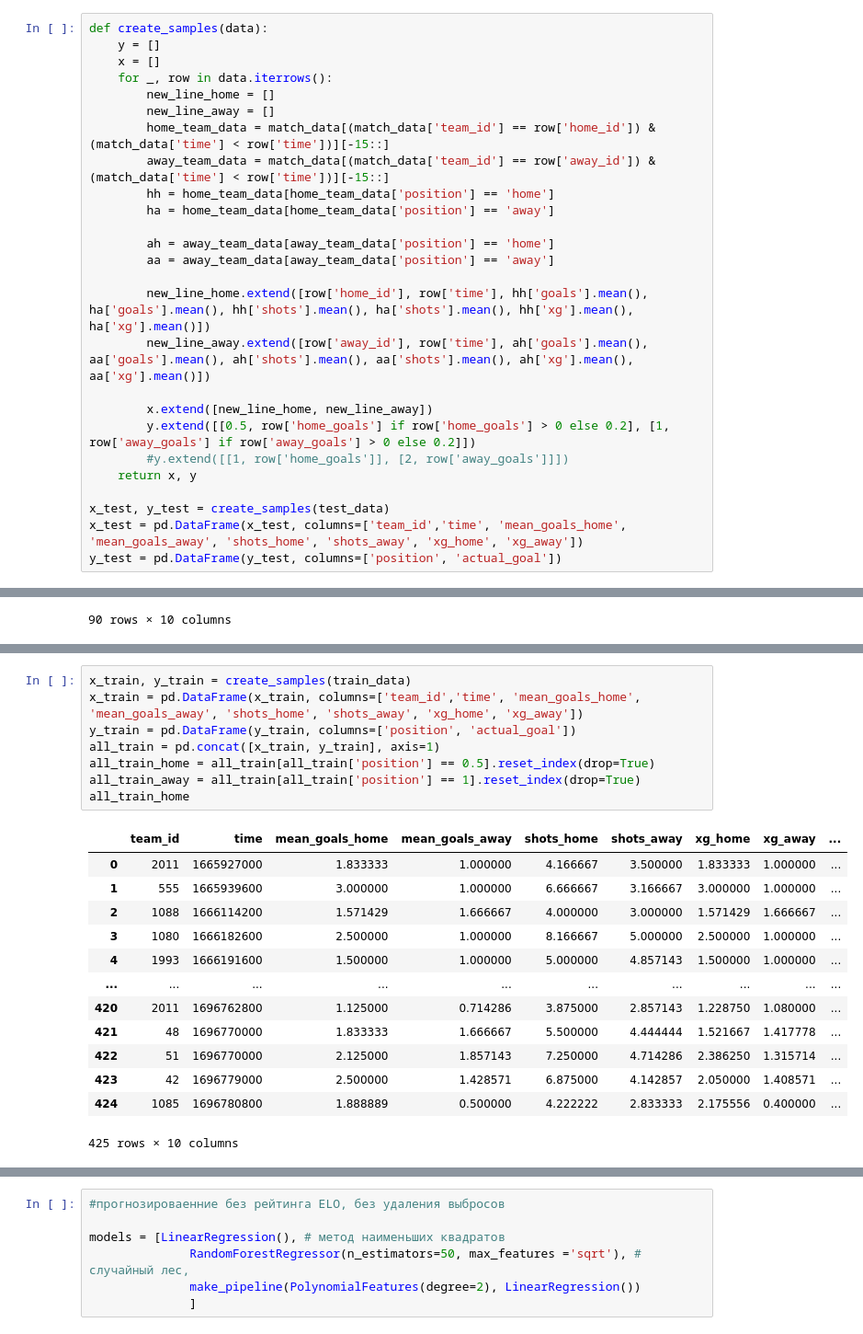
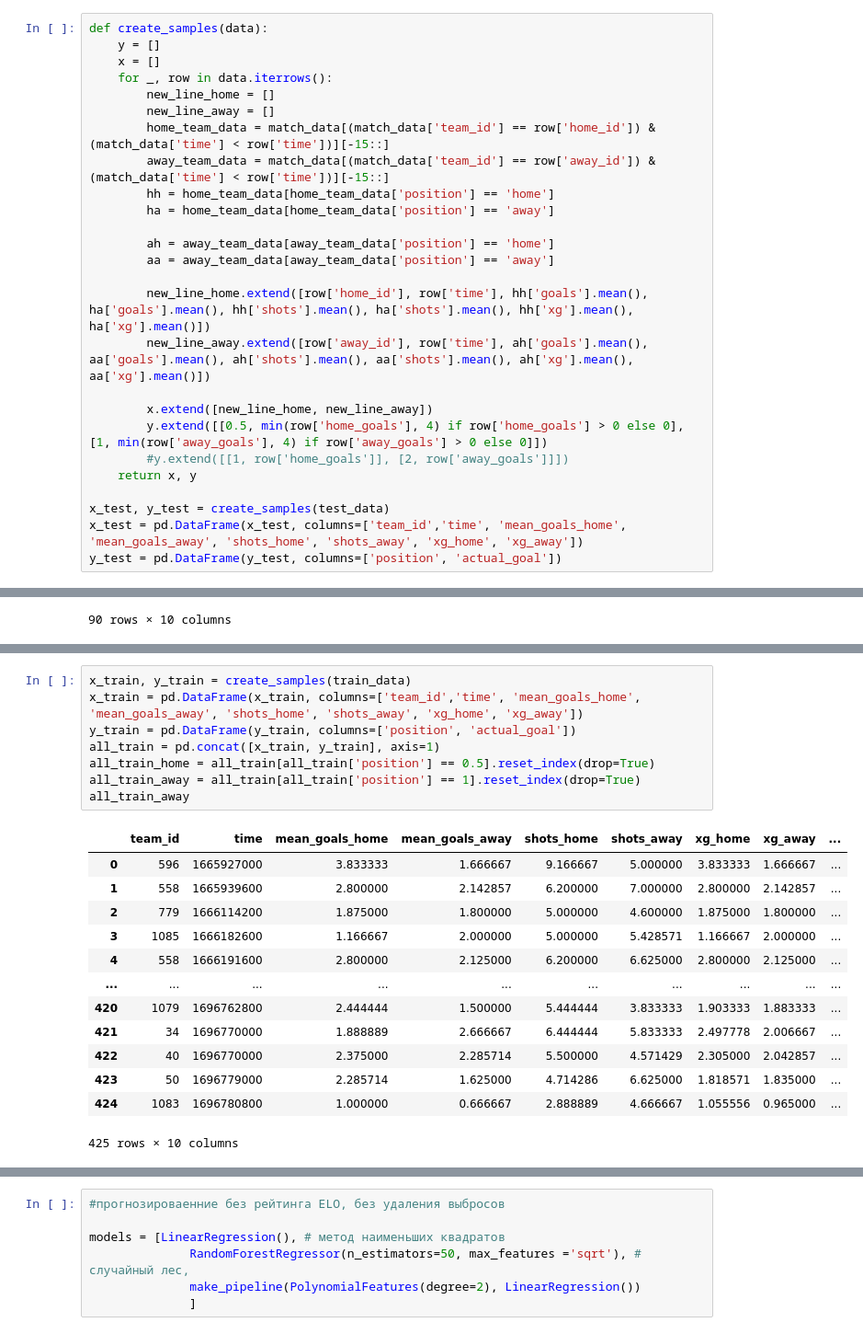
Before and after one commit to Artemirks/football-neuron-system, a Jupyter notebook: server/src/neural/train.ipynb, the cells around one changed output, grey strips where cells are left out. Shown at 92% size. Saved outputs shown, nothing was run; the diff lists cells and outputs as text.

```diff
--- a/server/src/neural/train.ipynb
+++ b/server/src/neural/train.ipynb
@@ -47,7 +48,7 @@ def create_samples(data):
         new_line_away.extend([row['away_id'], row['time'], ah['goals'].mean(), aa['goals'].mean(), ah['shots'].mean(), aa['shots'].mean(), ah['xg'].mean(), aa['xg'].mean()])
 
         x.extend([new_line_home, new_line_away])
-        y.extend([[0.5, row['home_goals'] if row['home_goals'] > 0 else 0.2], [1, row['away_goals'] if row['away_goals'] > 0 else 0.2]])
+        y.extend([[0.5, min(row['home_goals'], 4) if row['home_goals'] > 0 else 0], [1, min(row['away_goals'], 4) if row['away_goals'] > 0 else 0]])
         #y.extend([[1, row['home_goals']], [2, row['away_goals']]])
     return x, y
 
@@ -127,24 +128,24 @@ all_valid_away.corr()
 # %%
 x_train, y_train = create_samples(train_data)
 x_train = pd.DataFrame(x_train, columns=['team_id','time', 'mean_goals_home', 'mean_goals_away', 'shots_home', 'shots_away', 'xg_home', 'xg_away'])
 y_train = pd.DataFrame(y_train, columns=['position', 'actual_goal'])
 all_train = pd.concat([x_train, y_train], axis=1)
 all_train_home = all_train[all_train['position'] == 0.5].reset_index(drop=True)
 all_train_away = all_train[all_train['position'] == 1].reset_index(drop=True)
-all_train_home
+all_train_away
 # %% [output]
 |  | team_id | time | mean_goals_home | mean_goals_away | shots_home | shots_away | xg_home | xg_away | ... |
-| 0 | 2011 | 1665927000 | 1.833333 | 1.000000 | 4.166667 | 3.500000 | 1.833333 | 1.000000 | ... |
-| 1 | 555 | 1665939600 | 3.000000 | 1.000000 | 6.666667 | 3.166667 | 3.000000 | 1.000000 | ... |
-| 2 | 1088 | 1666114200 | 1.571429 | 1.666667 | 4.000000 | 3.000000 | 1.571429 | 1.666667 | ... |
-| 3 | 1080 | 1666182600 | 2.500000 | 1.000000 | 8.166667 | 5.000000 | 2.500000 | 1.000000 | ... |
-| 4 | 1993 | 1666191600 | 1.500000 | 1.000000 | 5.000000 | 4.857143 | 1.500000 | 1.000000 | ... |
+| 0 | 596 | 1665927000 | 3.833333 | 1.666667 | 9.166667 | 5.000000 | 3.833333 | 1.666667 | ... |
+| 1 | 558 | 1665939600 | 2.800000 | 2.142857 | 6.200000 | 7.000000 | 2.800000 | 2.142857 | ... |
+| 2 | 779 | 1666114200 | 1.875000 | 1.800000 | 5.000000 | 4.600000 | 1.875000 | 1.800000 | ... |
+| 3 | 1085 | 1666182600 | 1.166667 | 2.000000 | 5.000000 | 5.428571 | 1.166667 | 2.000000 | ... |
+| 4 | 558 | 1666191600 | 2.800000 | 2.125000 | 6.200000 | 6.625000 | 2.800000 | 2.125000 | ... |
 | ... | ... | ... | ... | ... | ... | ... | ... | ... | ... |
-| 420 | 2011 | 1696762800 | 1.125000 | 0.714286 | 3.875000 | 2.857143 | 1.228750 | 1.080000 | ... |
-| 421 | 48 | 1696770000 | 1.833333 | 1.666667 | 5.500000 | 4.444444 | 1.521667 | 1.417778 | ... |
-| 422 | 51 | 1696770000 | 2.125000 | 1.857143 | 7.250000 | 4.714286 | 2.386250 | 1.315714 | ... |
-| 423 | 42 | 1696779000 | 2.500000 | 1.428571 | 6.875000 | 4.142857 | 2.050000 | 1.408571 | ... |
-| 424 | 1085 | 1696780800 | 1.888889 | 0.500000 | 4.222222 | 2.833333 | 2.175556 | 0.400000 | ... |
+| 420 | 1079 | 1696762800 | 2.444444 | 1.500000 | 5.444444 | 3.833333 | 1.903333 | 1.883333 | ... |
+| 421 | 34 | 1696770000 | 1.888889 | 2.666667 | 6.444444 | 5.833333 | 2.497778 | 2.006667 | ... |
+| 422 | 40 | 1696770000 | 2.375000 | 2.285714 | 5.500000 | 4.571429 | 2.305000 | 2.042857 | ... |
+| 423 | 50 | 1696779000 | 2.285714 | 1.625000 | 4.714286 | 6.625000 | 1.818571 | 1.835000 | ... |
+| 424 | 1083 | 1696780800 | 1.000000 | 0.666667 | 2.888889 | 4.666667 | 1.055556 | 0.965000 | ... |
 425 rows × 10 columns
 # %%
 scaler = MinMaxScaler()
```
Also changed, not shown: parts of 12 cells of this notebook, 1 other file.
